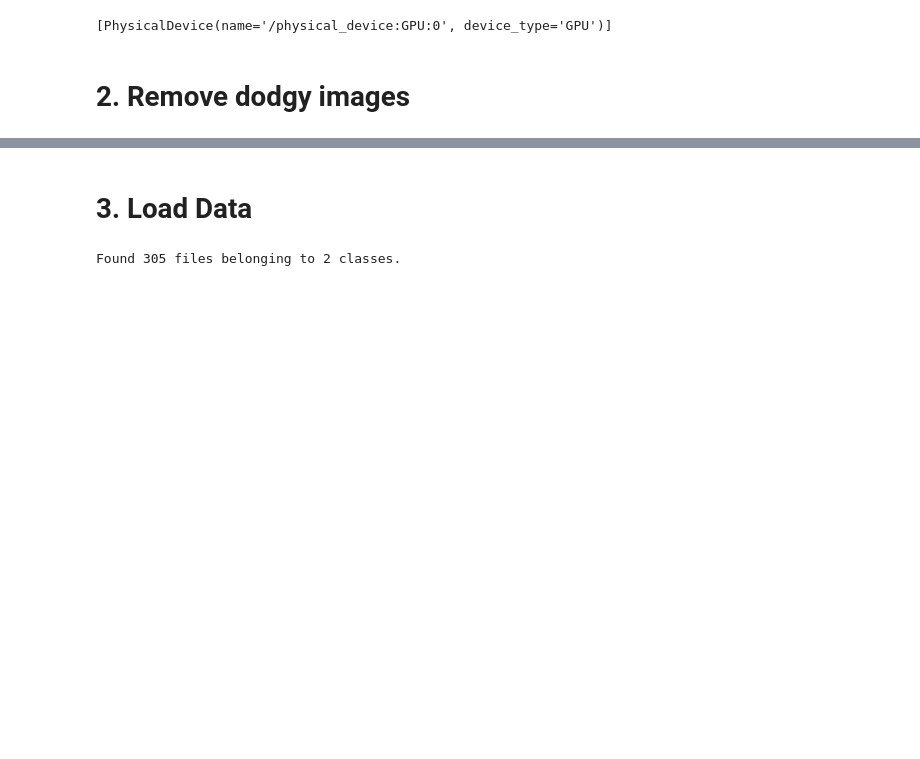
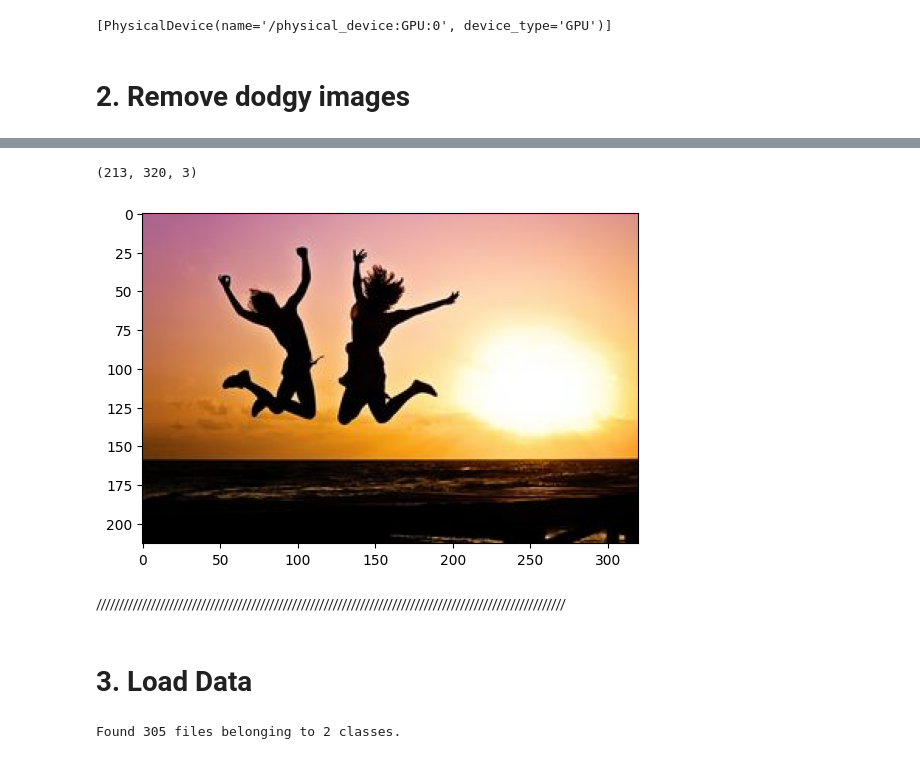
Before and after one commit to NidulaGunawardana/image-processing, a Jupyter notebook: Deep CNN clasifire/Getting Started.ipynb, the cells around one changed output, grey strips where cells are left out. Drawn from its saved outputs; the diff is of its cells as text; code cells hidden in the pictures; blank space fills up the shorter version.

```diff
--- a/Deep CNN clasifire/Getting Started.ipynb
+++ b/Deep CNN clasifire/Getting Started.ipynb
@@ -49 +100,12 @@ image_exts = ['jpeg','jpg', 'bmp', 'png']
+# %%
+img.shape # this gives the matrix dimentions of the image
+# %% [output]
+(213, 320, 3)
+# %%
+plt.imshow(cv2.cvtColor(img, cv2.COLOR_BGR2RGB))
+plt.show()
+# %% [output]
+[figure, added]
+# %% [markdown]
+///////////////////////////////////////////////////////////////////////////////////////////////////////
 # %%
```
Also changed, not shown: parts of 27 cells of this notebook, 8 other files.
